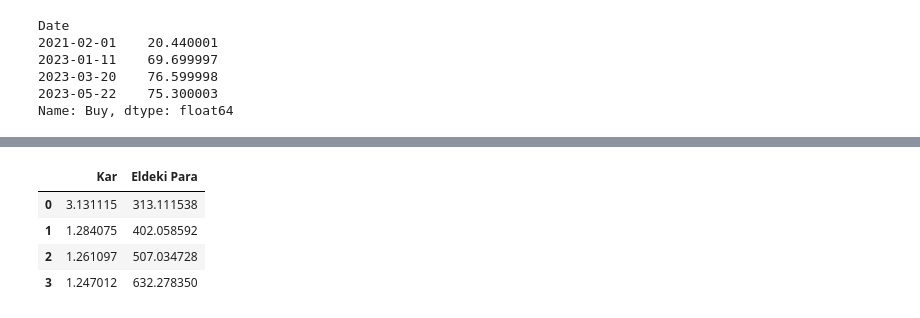
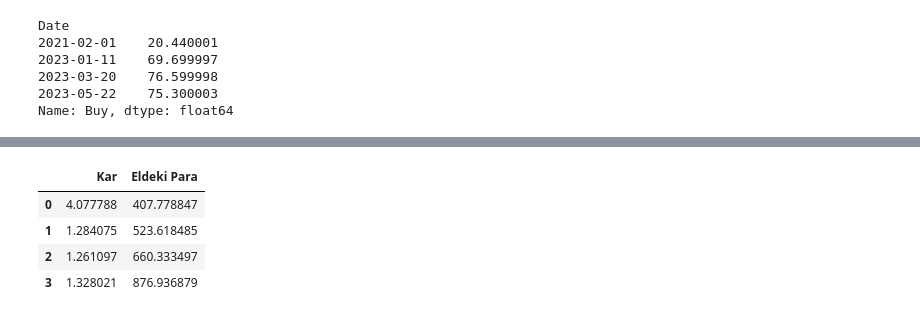
Before and after one commit to kaboya19/Borsa-Hisse-Analizi, a Jupyter notebook: project_kchol.ipynb, the cells around one changed output, grey strips where cells are left out. Drawn from its saved outputs; the diff is of its cells as text; code cells hidden in the pictures.

```diff
--- a/project_kchol.ipynb
+++ b/project_kchol.ipynb
@@ -192,9 +198,20 @@ percentile=[10,15,20,25,30,35,40,45,50,55,60,65,70,75,80,85,90]
+# %%
+MAs["Buy"]=buy_sell_MA(MAs,50)[0]
+MAs["Sell"]=buy_sell_MA(MAs,50)[1]
+al=MAs["Buy"]
+al=al.dropna(axis=0)
+sat=MAs["Sell"]
+sat=sat.dropna(axis=0)
+sat_val=sat.values
+al_val=al.values
+# %%
+percentile=range(1,100)
 # %%
 kardf=pd.DataFrame()
 kardf["Percentile"]=percentile
 # %%
 
-for i in range(17):
+for i in range(len(percentile)):
   kardf.loc[i,1]=kar(percentile[i])
 # %%
 kardf.columns=["Percentile","Performance"]
@@ -275,8 +273,8 @@ array([20.44000053, 69.69999695, 76.59999847, 75.30000305])
 # %%
 res=[]
 
-for i in range(len(al_val1)):
-    res.append((sat_val1[i]/al_val1[i]))
+for i in range(len(al_val)):
+    res.append((sat_val[i]/al_val[i]))
 # %%
 df=pd.DataFrame()
 df["Kar"]=res
@@ -290,13 +288,13 @@ df
 # %%
 res0=[100]
-for i in range(4):
+for i in range(len(df.index)):
     res0.append(res0[i]*df["Kar"].loc[i])
 
 df["Eldeki Para"]=res0[1:]
 df
 # %% [output]
 |  | Kar | Eldeki Para |
-| 0 | 3.131115 | 313.111538 |
-| 1 | 1.284075 | 402.058592 |
-| 2 | 1.261097 | 507.034728 |
-| 3 | 1.247012 | 632.278350 |
+| 0 | 4.077788 | 407.778847 |
+| 1 | 1.284075 | 523.618485 |
+| 2 | 1.261097 | 660.333497 |
+| 3 | 1.328021 | 876.936879 |
```
Also changed, not shown: parts of 12 cells of this notebook, 2 other files.
